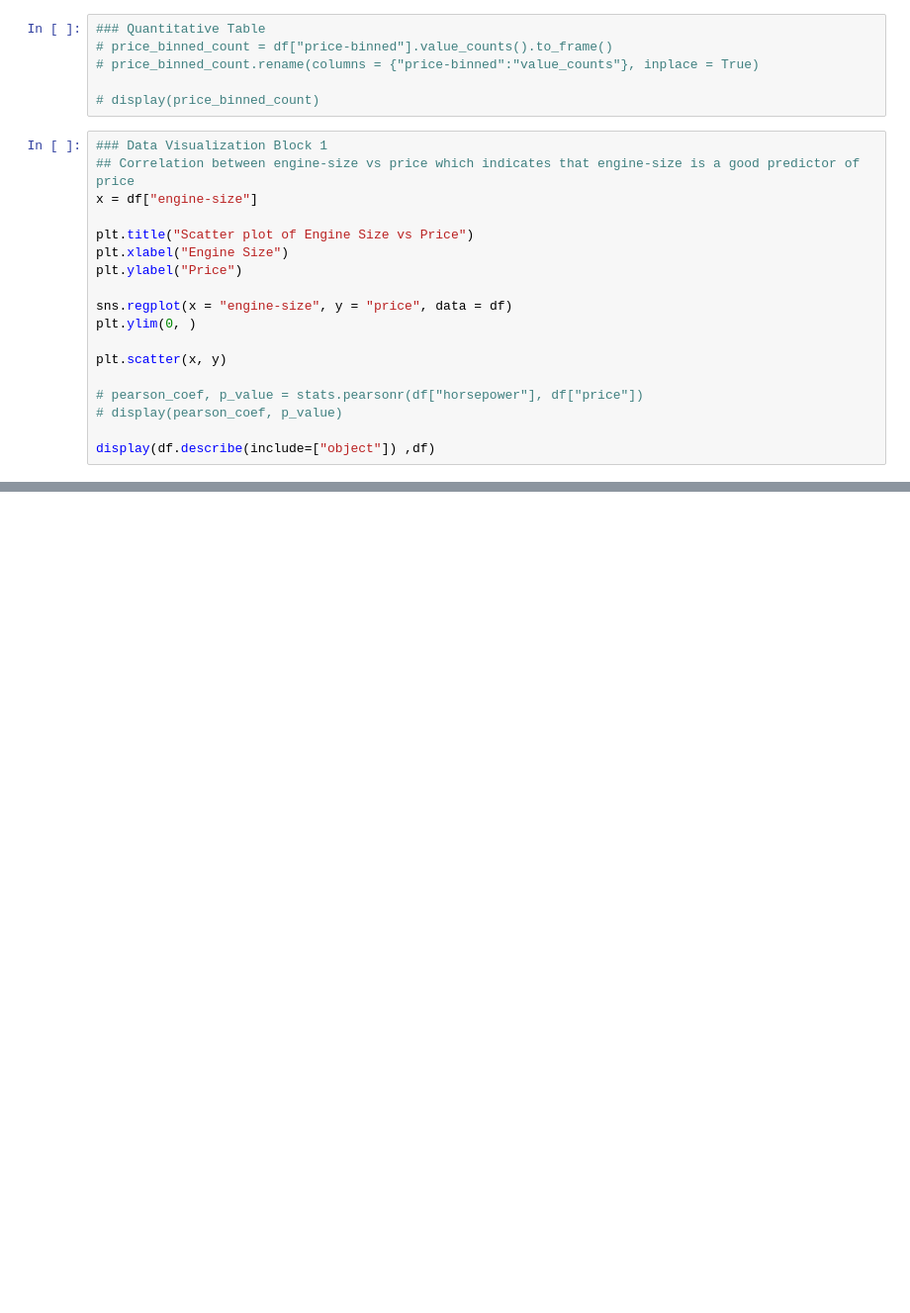
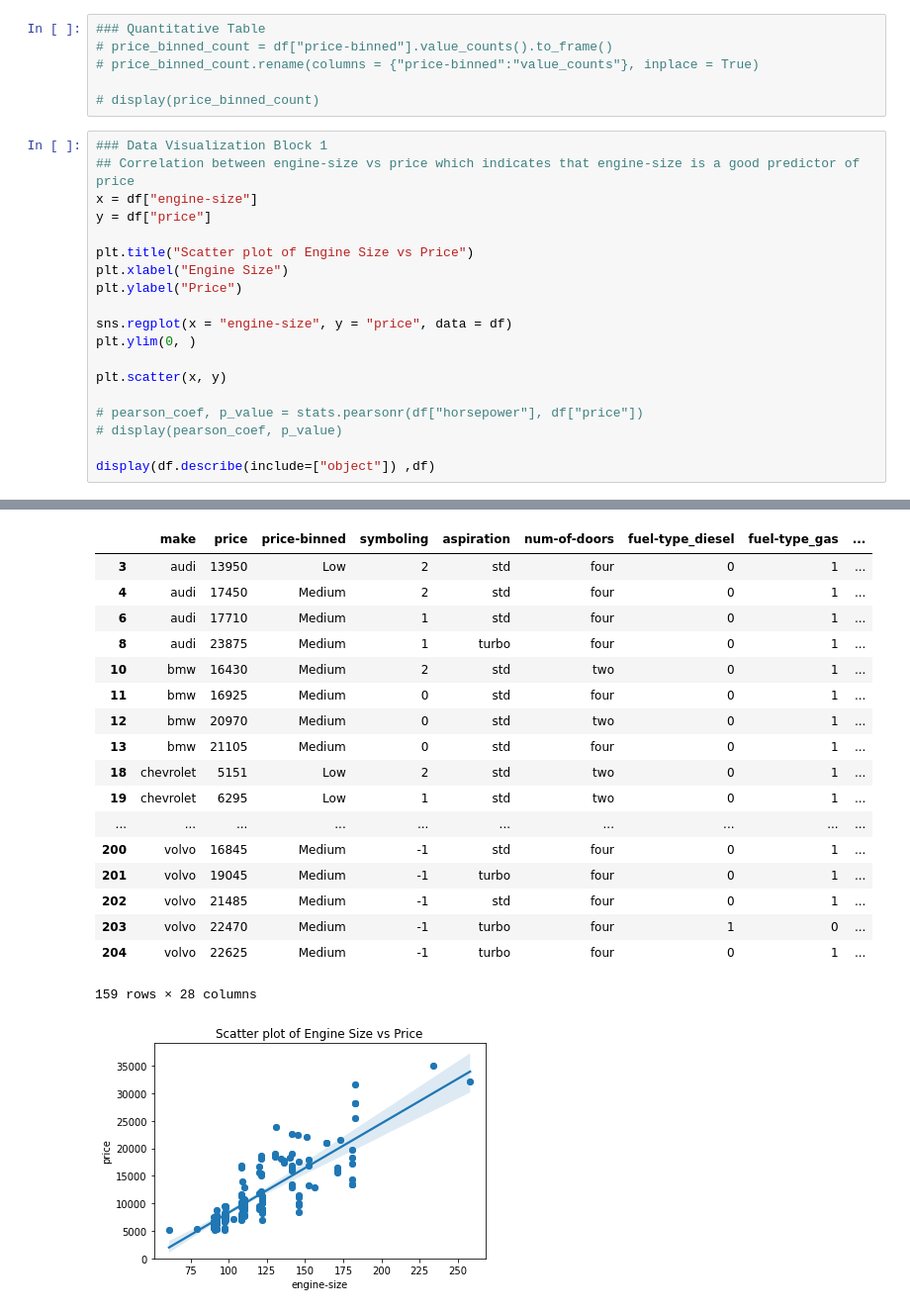
Before and after one commit to jmjkim/Data-Analysis-Project, a Jupyter notebook: CSV Analysis/automobile.ipynb, the cells around one changed output, grey strips where cells are left out. Shown at 99% size. Saved outputs shown, nothing was run; the diff lists cells and outputs as text; blank space fills up the shorter version.

```diff
--- a/CSV Analysis/automobile.ipynb
+++ b/CSV Analysis/automobile.ipynb
@@ -37,6 +37,7 @@ df["width"] = df["width"]/df["width"].max() #
 ### Data Visualization Block 1
 ## Correlation between engine-size vs price which indicates that engine-size is a good predictor of price
 x = df["engine-size"]
+y = df["price"]
 
 plt.title("Scatter plot of Engine Size vs Price")
 plt.xlabel("Engine Size")
@@ -51,3 +52,4 @@ plt.scatter(x, y)
 # display(pearson_coef, p_value)
 
 display(df.describe(include=["object"]) ,df)
+# %% [output]
@@ -53,0 +61,19 @@ display(df.describe(include=["object"]) ,df)
+|  | make | price | price-binned | symboling | aspiration | num-of-doors | fuel-type_diesel | fuel-type_gas | ... |
+| 3 | audi | 13950 | Low | 2 | std | four | 0 | 1 | ... |
+| 4 | audi | 17450 | Medium | 2 | std | four | 0 | 1 | ... |
+| 6 | audi | 17710 | Medium | 1 | std | four | 0 | 1 | ... |
+| 8 | audi | 23875 | Medium | 1 | turbo | four | 0 | 1 | ... |
+| 10 | bmw | 16430 | Medium | 2 | std | two | 0 | 1 | ... |
+| 11 | bmw | 16925 | Medium | 0 | std | four | 0 | 1 | ... |
+| 12 | bmw | 20970 | Medium | 0 | std | two | 0 | 1 | ... |
+| 13 | bmw | 21105 | Medium | 0 | std | four | 0 | 1 | ... |
+| 18 | chevrolet | 5151 | Low | 2 | std | two | 0 | 1 | ... |
+| 19 | chevrolet | 6295 | Low | 1 | std | two | 0 | 1 | ... |
+| ... | ... | ... | ... | ... | ... | ... | ... | ... | ... |
+| 200 | volvo | 16845 | Medium | -1 | std | four | 0 | 1 | ... |
+| 201 | volvo | 19045 | Medium | -1 | turbo | four | 0 | 1 | ... |
+| 202 | volvo | 21485 | Medium | -1 | std | four | 0 | 1 | ... |
+| 203 | volvo | 22470 | Medium | -1 | turbo | four | 1 | 0 | ... |
+| 204 | volvo | 22625 | Medium | -1 | turbo | four | 0 | 1 | ... |
+159 rows × 28 columns
+[figure, added]
```
Also changed, not shown: parts of 1 cell of this notebook.
